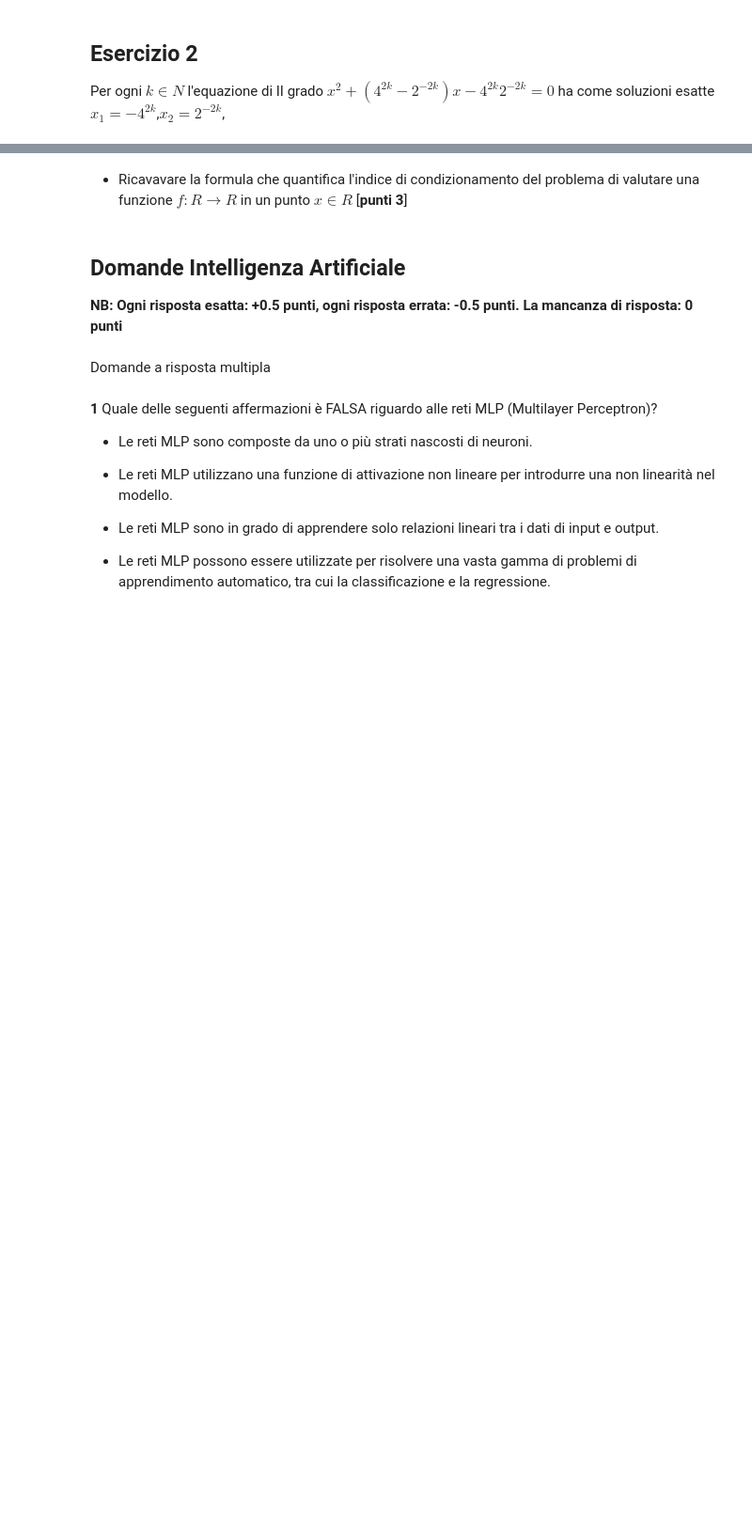
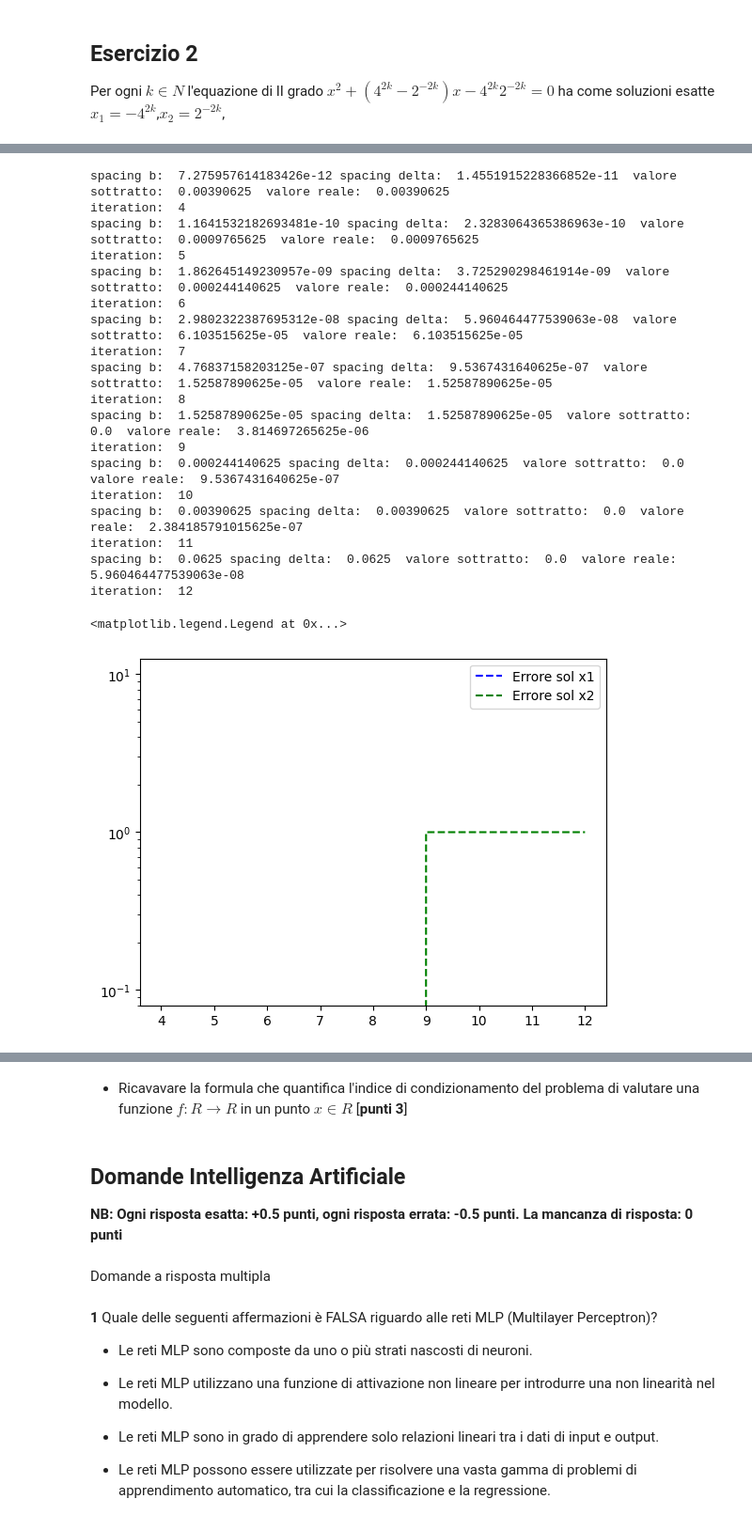
Before and after one commit to delpiter/Numerical_Methods_for_AI, a Jupyter notebook: exams/Exam_04-07-2024_II/Esame_MN_4_luglio_Turno_II.ipynb, the cells around one changed output, grey strips where cells are left out. Shown: that part at 94% size. Saved outputs shown, nothing was run; the diff lists cells and outputs as text; code cells hidden in the pictures; blank space fills up the shorter version.

```diff
--- a/exams/Exam_04-07-2024_II/Esame_MN_4_luglio_Turno_II.ipynb
+++ b/exams/Exam_04-07-2024_II/Esame_MN_4_luglio_Turno_II.ipynb
@@ -45,0 +123,19 @@ Per la lettura dei dati procedere nel seguente modo:
+# %%
+x=cholesky(A,b)
+x1=SVDLS(A1,b1)
+print('Soluzione A:\n',x)
+print('Soluzione A1:\n',x1)
+
+b1p=b1.copy()
+b1p[1]=b1p[1]+b1p[1]*0.1 # Perturbo il termine noto
+
+x1p=SVDLS(A1,b1p)
+print('Soluzione perturbato A1 :\n',x1)
+
+'''
+La soluzione risulta relativamente stabile rispetto a piccole perturbazioni del termine noto
+b, poiché nella decomposizione SVD la moltiplicazione iniziale coinvolge la matrice
+U^T, che è ortogonale e quindi non amplifica gli errori.
+Inoltre, la sensibilità complessiva della soluzione dipende principalmente dai valori singolari di
+A: se alcuni sono molto piccoli, possono amplificare componenti del rumore in b, rendendo la soluzione meno stabile.
+'''
@@ -68,3 +248,52 @@ Scrivere lo script python in cui
 - osservando i grafici ottenuti, si dica se le formule utilizzate per calcolare le due soluzioni hanno dato luogo ad algoritmi stabili, motivando opportunamente la risposta alla luce della teoria.   [**Punti 4**]
 
 - proporre ed implementare un algoritmo alternativo stabile per il calcolo della soluzione per cui la formula risolutiva classica si è dimostrata non essere stabile. [**Punti 2**]
+# %%
+a=lambda k: 1
+b=lambda k: 4**(2*k)-2**(-2*k)
+c=lambda k: -4**(2*k)*2**(-2*k)
+
+solx1=lambda k: -4**(2*k)
+solx2=lambda k: 2**(-2*k)
+
+errorex1=[]
+errorex2=[]
+
+for k in range(4,13):
+    delta=np.sqrt(b(k)**2-4*a(k)*c(k))
+
+    x1=(-b(k)-delta)/(2*a(k))
+    x2=(-b(k)+delta)/(2*a(k))
+    solx1k=solx1(k)
+    solx2k=solx2(k)
+    print('spacing b: ',np.spacing(b(k)),'spacing delta: ',np.spacing(delta),' valore sottratto: ', x2, ' valore reale: ',solx2k)
+    print('iteration: ',k)
+    errorex1.append(abs(solx1k-x1)/abs(solx1k))
+    errorex2.append(abs(solx2k-x2)/abs(solx2k))
+
+plt.semilogy(range(4,len(errorex1)+4),errorex1,'b--',range(4,len(errorex2)+4),errorex2,'g--')
+plt.legend(['Errore sol x1','Errore sol x2'])
+
+# per valori grandi (k>8) il risultato corretto, ha la precisione troppo alta per essere rappresentata con la differenza di due numeri grandi;
+# Risulta quindi che la differenza vale 0
+# %% [output]
+spacing b:  7.275957614183426e-12 spacing delta:  1.4551915228366852e-11  valore sottratto:  0.00390625  valore reale:  0.00390625
+iteration:  4
+spacing b:  1.1641532182693481e-10 spacing delta:  2.3283064365386963e-10  valore sottratto:  0.0009765625  valore reale:  0.0009765625
+iteration:  5
+spacing b:  1.862645149230957e-09 spacing delta:  3.725290298461914e-09  valore sottratto:  0.000244140625  valore reale:  0.000244140625
+iteration:  6
+spacing b:  2.9802322387695312e-08 spacing delta:  5.960464477539063e-08  valore sottratto:  6.103515625e-05  valore reale:  6.103515625e-05
+iteration:  7
+spacing b:  4.76837158203125e-07 spacing delta:  9.5367431640625e-07  valore sottratto:  1.52587890625e-05  valore reale:  1.52587890625e-05
+iteration:  8
+spacing b:  1.52587890625e-05 spacing delta:  1.52587890625e-05  valore sottratto:  0.0  valore reale:  3.814697265625e-06
+iteration:  9
+spacing b:  0.000244140625 spacing delta:  0.000244140625  valore sottratto:  0.0  valore reale:  9.5367431640625e-07
+iteration:  10
+spacing b:  0.00390625 spacing delta:  0.00390625  valore sottratto:  0.0  valore reale:  2.384185791015625e-07
+iteration:  11
+spacing b:  0.0625 spacing delta:  0.0625  valore sottratto:  0.0  valore reale:  5.960464477539063e-08
+iteration:  12
+<matplotlib.legend.Legend at 0x...>
+[figure, added]
```
Also changed, not shown: parts of 10 cells of this notebook, 11 other files.
